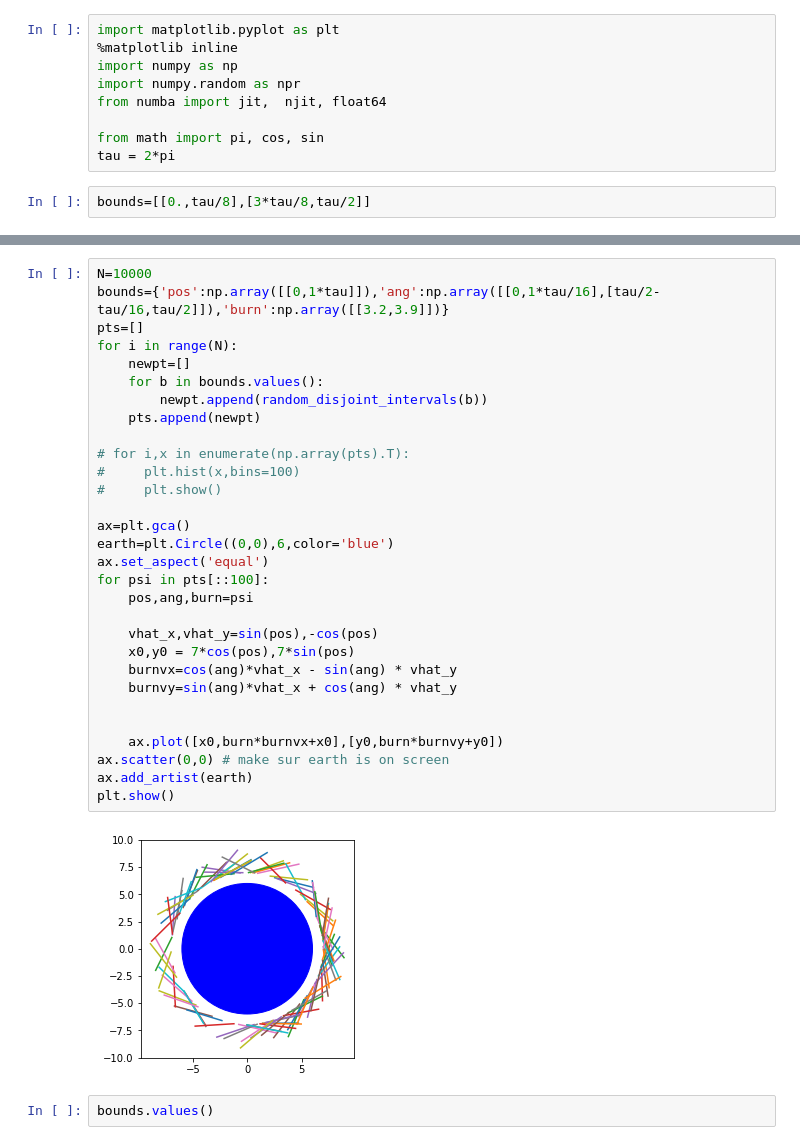
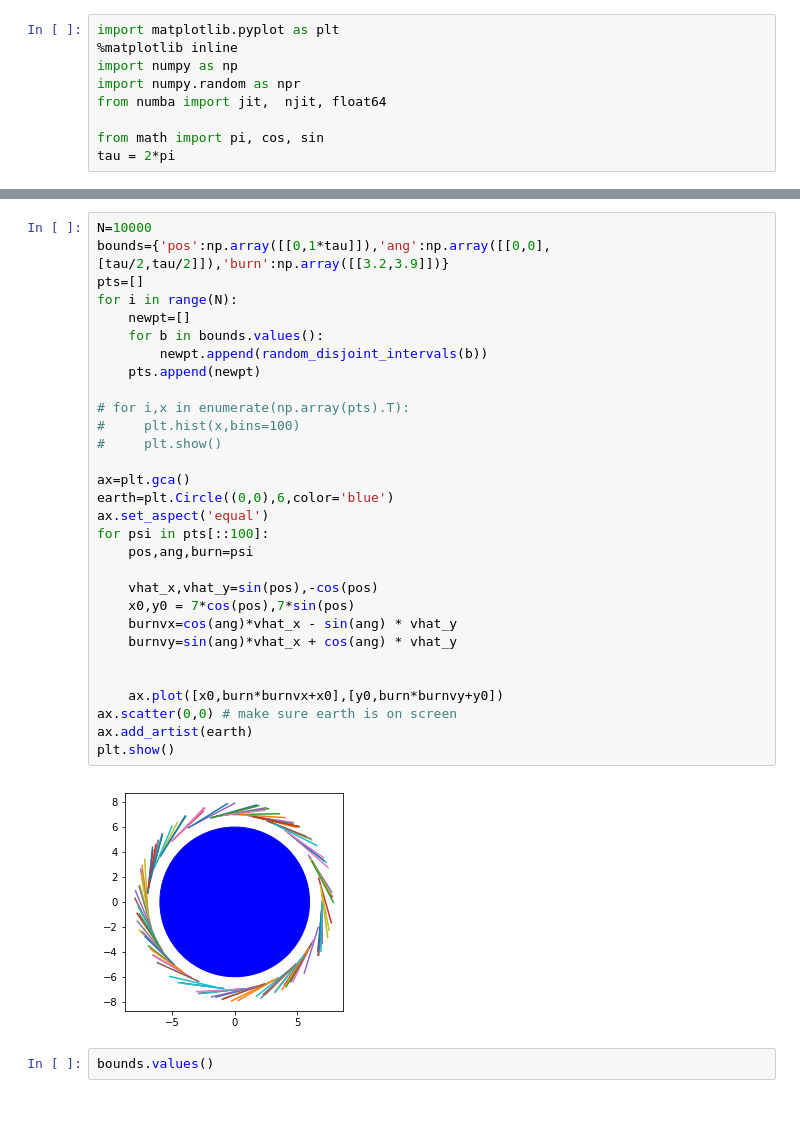
Before and after one commit to gandalfsaxe/letomes, a Jupyter notebook: code/notebooks/RNG.ipynb, the cells around one changed output, grey strips where cells are left out. Cells and saved outputs as stored; diff of their text form; blank space fills up the shorter version.

```diff
--- a/code/notebooks/RNG.ipynb
+++ b/code/notebooks/RNG.ipynb
@@ -7,8 +7,6 @@ from numba import jit,  njit, float64
 
 from math import pi, cos, sin
 tau = 2*pi
-# %%
-bounds=[[0.,tau/8],[3*tau/8,tau/2]]
 # %%
 @njit
 def random_disjoint_intervals(bounds):
@@ -81,35 +80,35 @@ print(ensure_bounds([-1,100,4],bounds.values()))
 # %%
 N=10000
-bounds={'pos':np.array([[0,1*tau]]),'ang':np.array([[0,1*tau/16],[tau/2-tau/16,tau/2]]),'burn':np.array([[3.2,3.9]])}
+bounds={'pos':np.array([[0,1*tau]]),'ang':np.array([[0,0],[tau/2,tau/2]]),'burn':np.array([[3.2,3.9]])}
 pts=[]
 for i in range(N):
     newpt=[]
     for b in bounds.values():
         newpt.append(random_disjoint_intervals(b))
     pts.append(newpt)
 
 # for i,x in enumerate(np.array(pts).T):
 #     plt.hist(x,bins=100)
 #     plt.show()
 
 ax=plt.gca()
 earth=plt.Circle((0,0),6,color='blue')
 ax.set_aspect('equal')
 for psi in pts[::100]:
     pos,ang,burn=psi
 
     vhat_x,vhat_y=sin(pos),-cos(pos)
     x0,y0 = 7*cos(pos),7*sin(pos)
     burnvx=cos(ang)*vhat_x - sin(ang) * vhat_y
     burnvy=sin(ang)*vhat_x + cos(ang) * vhat_y
 
 
     ax.plot([x0,burn*burnvx+x0],[y0,burn*burnvy+y0])
-ax.scatter(0,0) # make sur earth is on screen
+ax.scatter(0,0) # make sure earth is on screen
 ax.add_artist(earth)
 plt.show()
 # %% [output]
-[figure, old version]
+[figure, new version]
 # %%
 bounds.values()
 # %% [output]
```
Also changed, not shown: parts of 2 cells of this notebook, 2 other files.
